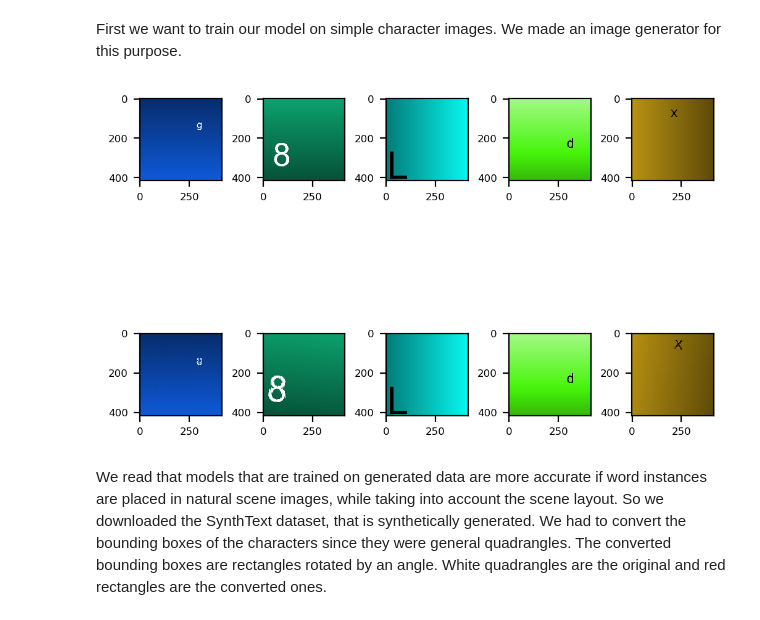
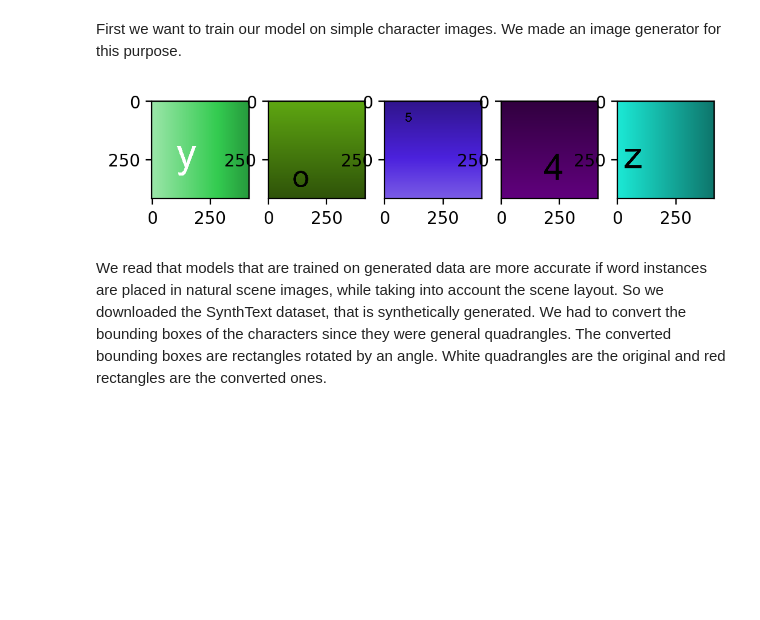
Before and after one commit to revygabor/yolocr, a Jupyter notebook: milestone_1.ipynb, the cells around one changed output. Saved outputs shown, nothing was run; the diff lists cells and outputs as text; code cells hidden in the pictures; blank space fills up the shorter version.

```diff
--- a/milestone_1.ipynb
+++ b/milestone_1.ipynb
@@ -15,26 +16,17 @@ char_list.extend(list(string.digits))
 First we want to train our model on simple character images. We made an image generator for this purpose.
 # %%
 plt.rcParams['figure.dpi'] = 200 # bigger image
-plt.rcParams.update({'font.size': 6})
-plt.rcParams['figure.subplot.wspace'] = 0.5
 n_pictures = 5
 data_generator = generate_train_data(batch_size = n_pictures, char_list=char_list, # we create the generator
                                      font_list=["arial"], size_interval=(50, 200)) # that generates (image, label) tuples
-
-pipeline = Pipeline()
-pipeline.elastic_distortion(probability=0.5, grid_width=256, grid_height=256, magnitude=5)
-pipeline.rotate(probability=0.5, max_left_rotation=10, max_right_rotation=10)
-
 images, chars = next(data_generator)
-fig, axes = plt.subplots(2, n_pictures)
-
-for i, ax in enumerate(zip(axes[0], axes[1])):
-    ax[0].imshow(images[i])
-    ax[1].imshow(pipeline.transform(images[i]))
+fig, axes = plt.subplots(1, n_pictures)
+for i, ax in enumerate(axes):
+    ax.imshow(images[i])
 
 fig.show()
 # %% [output]
-[figure, old version]
+[figure, new version]
 # %% [markdown]
 We read that models that are trained on generated data are more accurate if word instances are placed in natural scene images, while taking into account the scene layout. So we downloaded the SynthText dataset, that is synthetically generated. We had to convert the bounding boxes of the characters since they were general quadrangles. The converted bounding boxes are rectangles rotated by an angle. White quadrangles are the original and red rectangles are the converted ones.
 # %%
```
Also changed, not shown: parts of 1 cell of this notebook, 4 other files.
